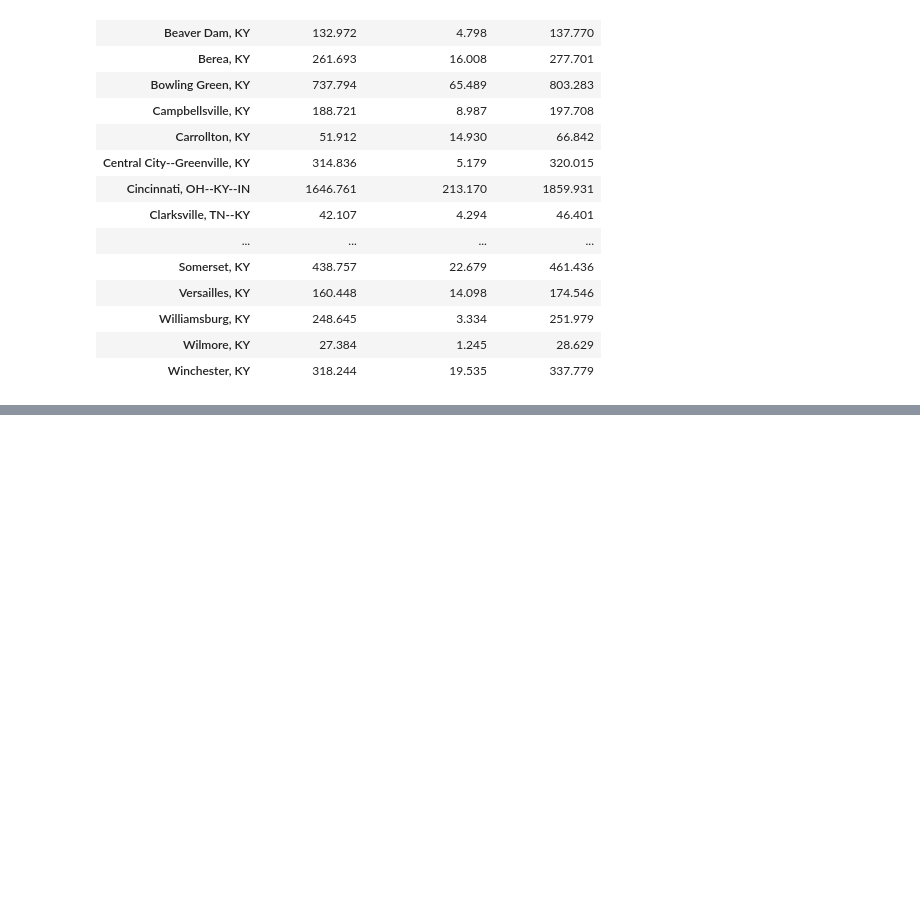
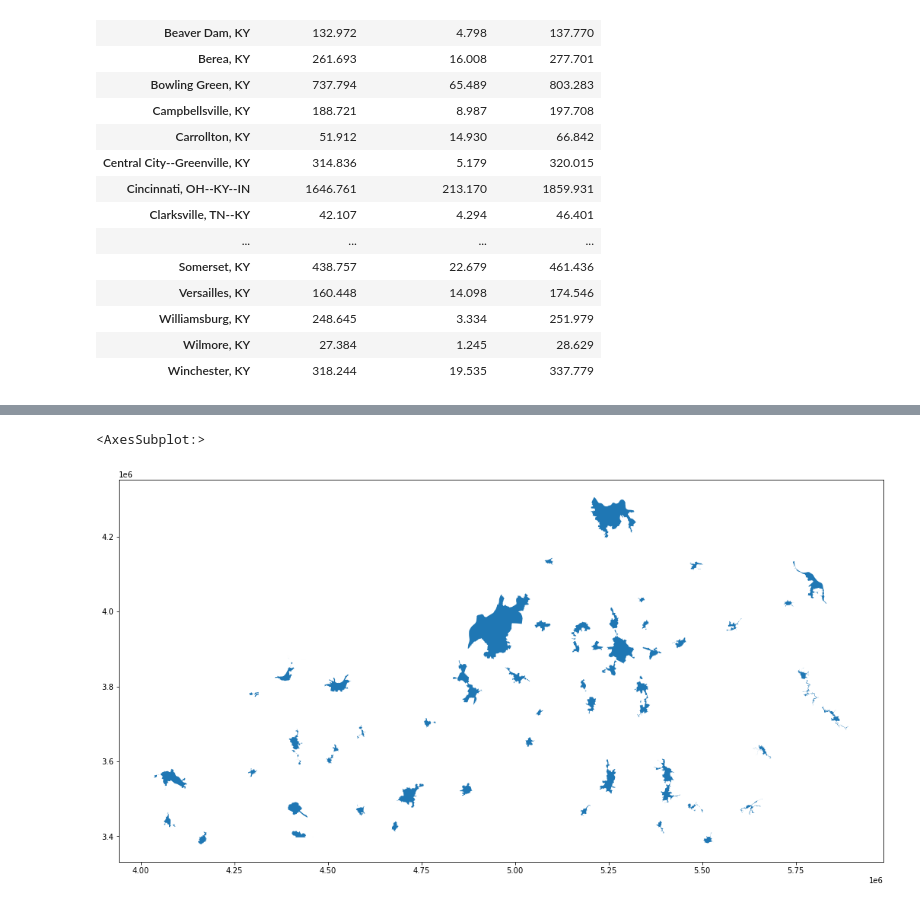
Before and after one commit to bara235/ce599, a Jupyter notebook: 10-AutoGIS2/Lane Miles Project.ipynb, the cells around one changed output, grey strips where cells are left out. Drawn from its saved outputs; the diff is of its cells as text; code cells hidden in the pictures; blank space fills up the shorter version.

```diff
--- a/10-AutoGIS2/Lane Miles Project.ipynb
+++ b/10-AutoGIS2/Lane Miles Project.ipynb
@@ -249 +248,6 @@ Total Urban Miles       29212.428
 dtype: float64
+# %%
+Urban.plot(figsize=(18,18))
+# %% [output]
+<AxesSubplot:>
+[figure, added]
```
Also changed, not shown: parts of 3 cells of this notebook, 16 other files.
